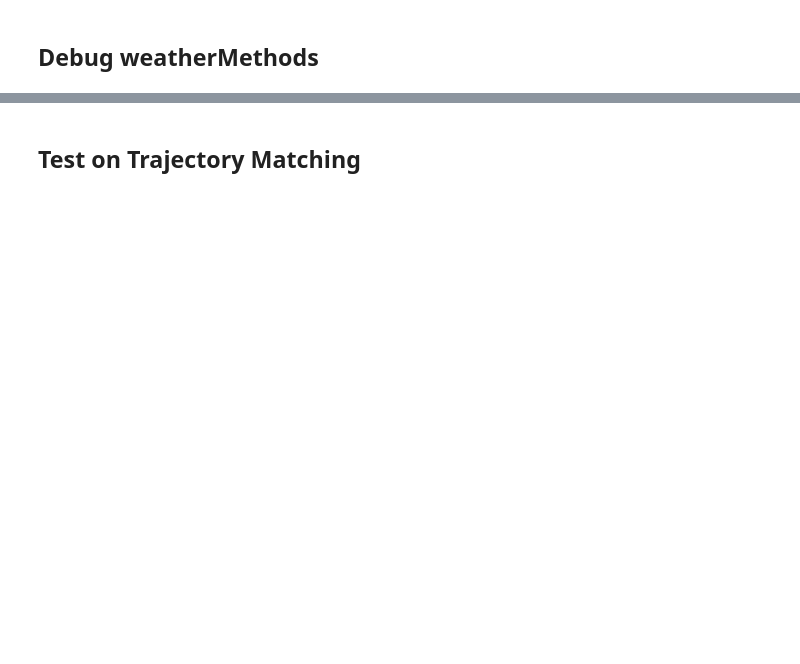
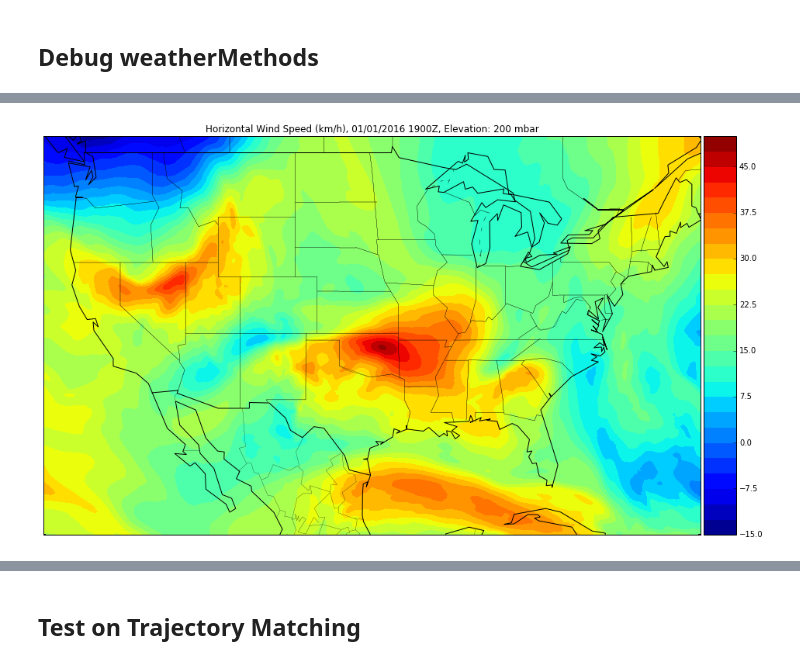
Before and after one commit to JeromeBlanchet/Wind_Mining, a Jupyter notebook: WindData_Debug.ipynb, the cells around one changed output, grey strips where cells are left out. Drawn from its saved outputs; the diff is of its cells as text; code cells hidden in the pictures; blank space fills up the shorter version.

```diff
--- a/WindData_Debug.ipynb
+++ b/WindData_Debug.ipynb
@@ -23,8 +21,8 @@ The slowest run took 4.81 times longer than the fastest. This could mean that an
 ## Debug weatherMethods
 # %%
 # UTC Flight Departure Time
-departureTime = datetime.datetime(2013, 1, 1, 13, 50)
-arrivalTime = datetime.datetime(2013, 1, 1, 19, 30)
+departureTime = datetime.datetime(2013, 2, 4, 18, 50)
+arrivalTime = datetime.datetime(2013, 2, 4, 20, 30)
 print(departureTime)
 
 # This function downloads all the data needed for the flight
@@ -38,14 +36,12 @@ lat = 43
 alt = 30000
 
 # UTC time at currentpostion
-t = datetime.datetime(2013, 1, 1, 18, 30)
+t = datetime.datetime(2013, 2, 4, 20, 15)
 
 # Last position
 lonl = -89.9
 latl= 43.1
-
 # This function gives wind value at current position (km/h)
 wind  = WindClass.getWind(lon, lat, alt, t, lonl, latl)
-
 print(wind)
 # %% [output]
@@ -59,0 +110,6 @@ print(len(WindClass.winds))
+# %%
+departureTime = datetime.datetime(2013, 1, 1, 18, 50)
+arrivalTime = datetime.datetime(2013, 1, 1, 20, 30)
+# This function downloads all the data needed for the flight
+WindClass = weatherMethods.GetWindSpeed(departureTime, arrivalTime)
+Winds = WindClass.winds
@@ -59,0 +120,4 @@ print(len(WindClass.winds))
+# %%
+PlotWind(Winds, 200, Direction = 'Horizontal', Time = '01/01/2016 1900Z')
+# %% [output]
+[figure, added]
```
Also changed, not shown: parts of 13 cells of this notebook.
